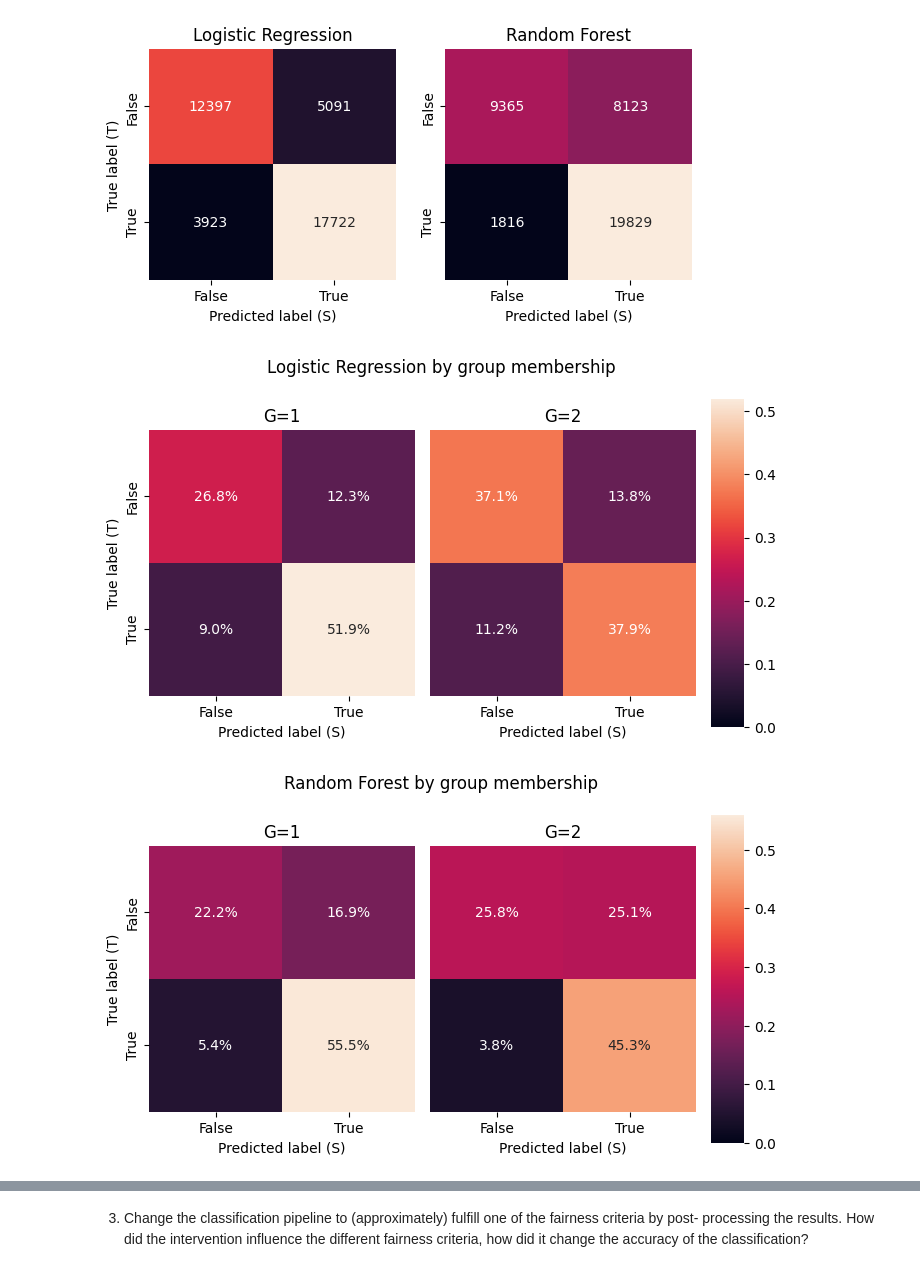
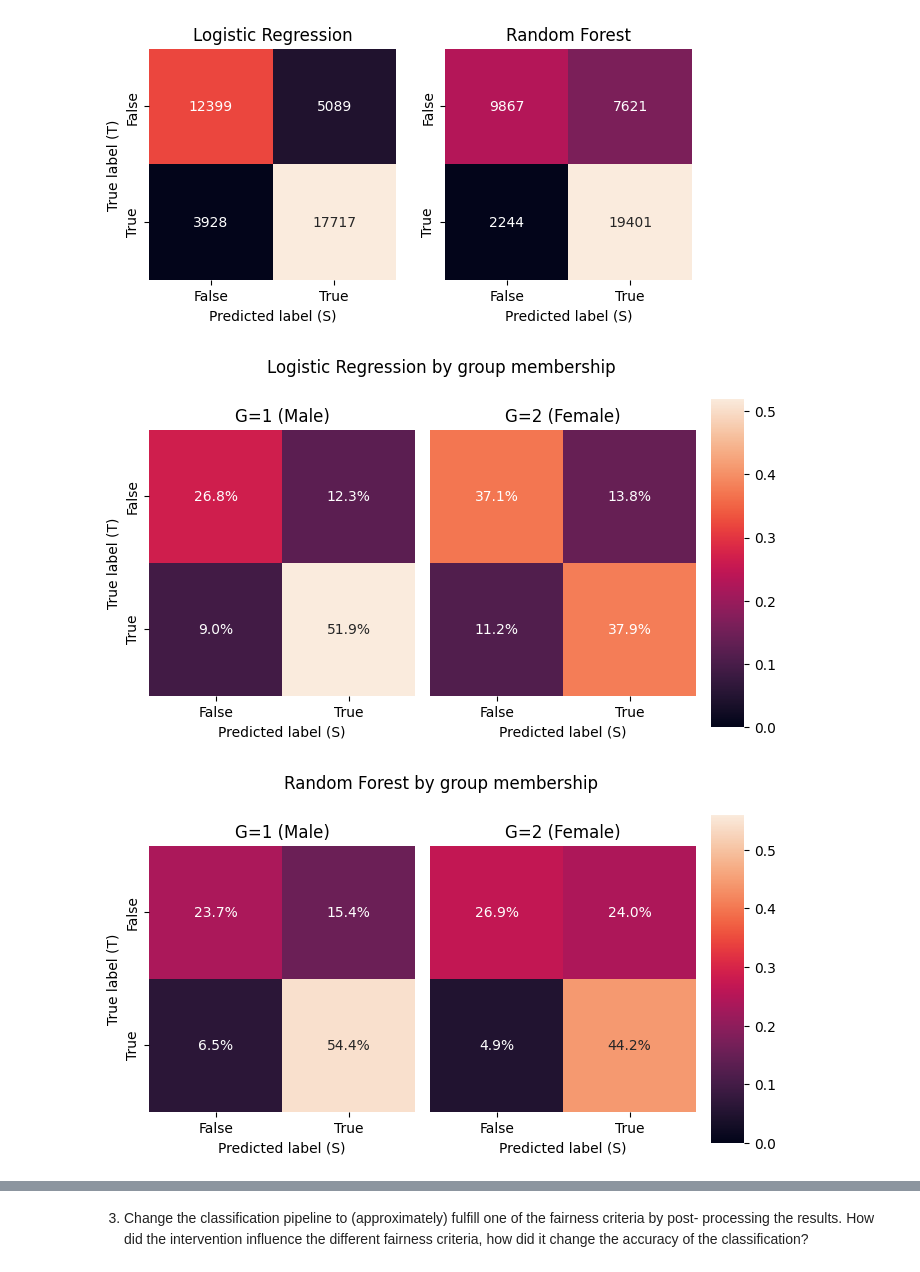
Before and after one commit to Xannadoo/Algorithmic_Fairness_Mandatories, a Jupyter notebook: Mandatory_1/afae24-assignment_sanna.ipynb, the cells around one changed output, grey strips where cells are left out. Drawn from its saved outputs; the diff is of its cells as text; code cells hidden in the pictures.

```diff
--- a/Mandatory_1/afae24-assignment_sanna.ipynb
+++ b/Mandatory_1/afae24-assignment_sanna.ipynb
@@ -47,8 +47,8 @@ def data_processing(data, features, target_name:str, threshold: float = 35000):
     df = df[features + ["target", target_name]] ##we want to keep df before one_hot encoding to make Bias Analysis
     df_processed = df[features].copy()
     cols = [ "HINS1", "HINS2", "HINS4", "CIT", "COW", "SCHL", "MAR", "SEX", "RAC1P"]
-    df_processed = pd.get_dummies(df_processed, prefix=None, prefix_sep='_', dummy_na=False, columns=cols, drop_first=True)
-    df_processed = pd.get_dummies(df_processed, prefix=None, prefix_sep='_', dummy_na=True, columns=["ENG"], drop_first=True)
+    df_processed = pd.get_dummies(df_processed, prefix=None, prefix_sep='_', dummy_na=False, columns=cols)#, drop_first=True)
+    df_processed = pd.get_dummies(df_processed, prefix=None, prefix_sep='_', dummy_na=True, columns=["ENG"])#, drop_first=True)
     return df_processed, df, target, sex
 
 data, data_original, target, group = data_processing(acs_data, feature_names, target_name)
@@ -201,36 +201,36 @@ G_1 = res[res.G==1]
 fig, ax = plt.subplots(1,3, figsize=(7,4), gridspec_kw={'width_ratios': [4, 4, 0.5]})
 cm = confusion_matrix(G_1.A, G_1.S)
 cm = cm/G_1.shape[0]
 sns.heatmap(cm, annot=True, fmt=".1%",
             xticklabels=['False', 'True'],
             yticklabels=['False', 'True'],
             ax=ax[0],
             vmin=0, vmax=.52,
             cbar=True,
             cbar_ax=ax[2],
             square=True)
 
 ax[0].set_ylabel('True label (T)')
 ax[0].set_xlabel('Predicted label (S)')
-ax[0].set_title('G=1')
+ax[0].set_title('G=1 (Male)')
 
 G_2 = res[res.G==2]
 cm = confusion_matrix(G_2.A, G_2.S)
 cm = cm/G_2.shape[0]
 sns.heatmap(cm, annot=True, fmt=".1%",
             xticklabels=['False', 'True'],
             yticklabels=False,
             ax=ax[1],
             vmin=0, vmax=.52,
             cbar=False,
             square=True)
 
 ax[1].set_xlabel('Predicted label (S)')
-ax[1].set_title('G=2')
+ax[1].set_title('G=2 (Female)')
 fig.suptitle('Logistic Regression by group membership')
 fig.tight_layout();
 # %% [output]
-[figure, old version]
+[figure, new version]
 # %%
 res = make_df(RFclf, X_test)
 
@@ -249,7 +249,7 @@ sns.heatmap(cm, annot=True, fmt=".1%",
 
 ax[0].set_ylabel('True label (T)')
 ax[0].set_xlabel('Predicted label (S)')
-ax[0].set_title('G=1')
+ax[0].set_title('G=1 (Male)')
 
 G_2 = res[res.G==2]
 cm = confusion_matrix(G_2.A, G_2.S)
@@ -263,11 +263,11 @@ sns.heatmap(cm, annot=True, fmt=".1%",
             square=True)
 
 ax[1].set_xlabel('Predicted label (S)')
-ax[1].set_title('G=2')
+ax[1].set_title('G=2 (Female)')
 fig.suptitle('Random Forest by group membership')
 fig.tight_layout();
 # %% [output]
-[figure, old version]
+[figure, new version]
 # %%
 g1, g2 = stat_parity(make_df(LRclf, X_test))
 
```
Also changed, not shown: parts of 17 cells of this notebook.
